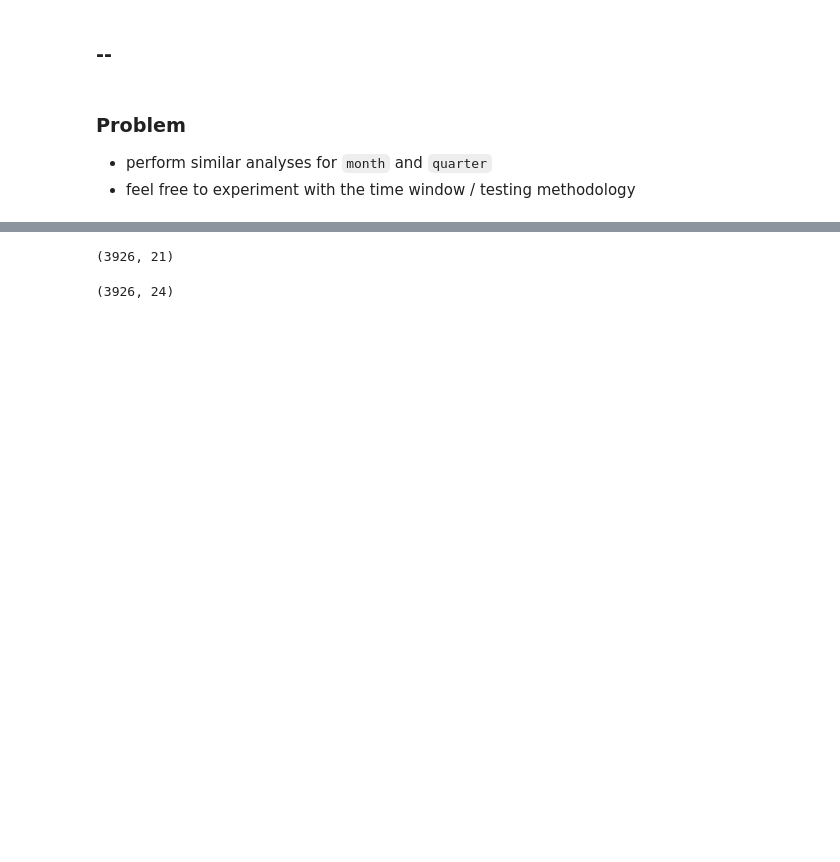
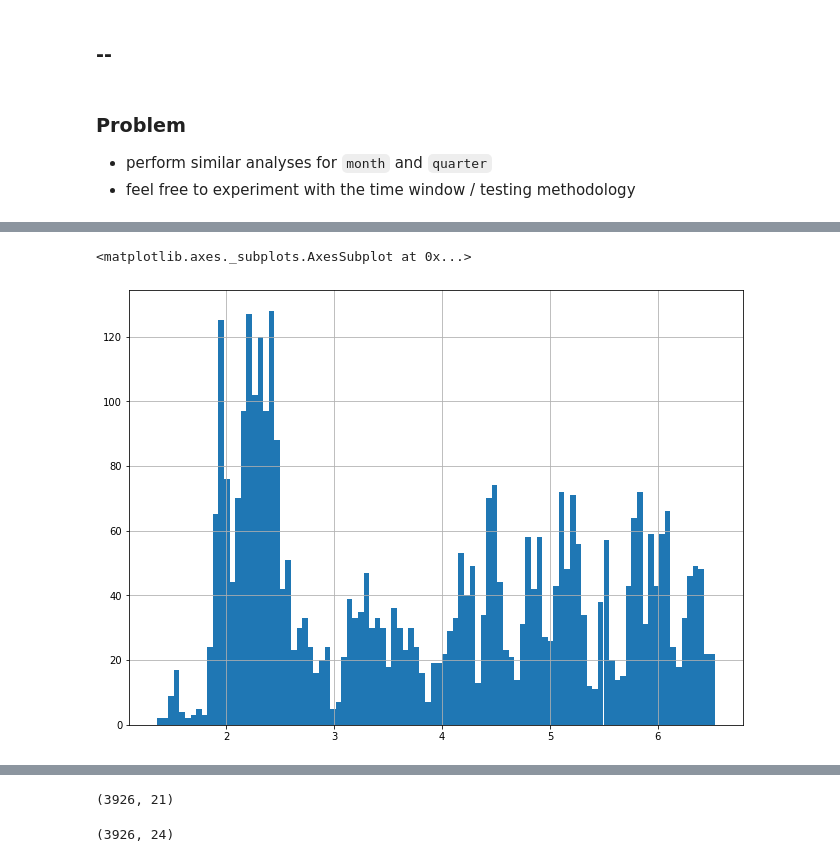
Before and after one commit to lermana/python_fundamentals, a Jupyter notebook: time_series/time_series_forecasting_answers.ipynb, the cells around one changed output, grey strips where cells are left out. Drawn from its saved outputs; the diff is of its cells as text; code cells hidden in the pictures; blank space fills up the shorter version.

```diff
--- a/time_series/time_series_forecasting_answers.ipynb
+++ b/time_series/time_series_forecasting_answers.ipynb
@@ -350,0 +341,5 @@ Dummy variables
+# %%
+aapl_df.close.apply(np.log).hist(figsize=(11, 8), bins=100)
+# %% [output]
+<matplotlib.axes._subplots.AxesSubplot at 0x...>
+[figure, added]
```
Also changed, not shown: parts of 33 cells of this notebook.
